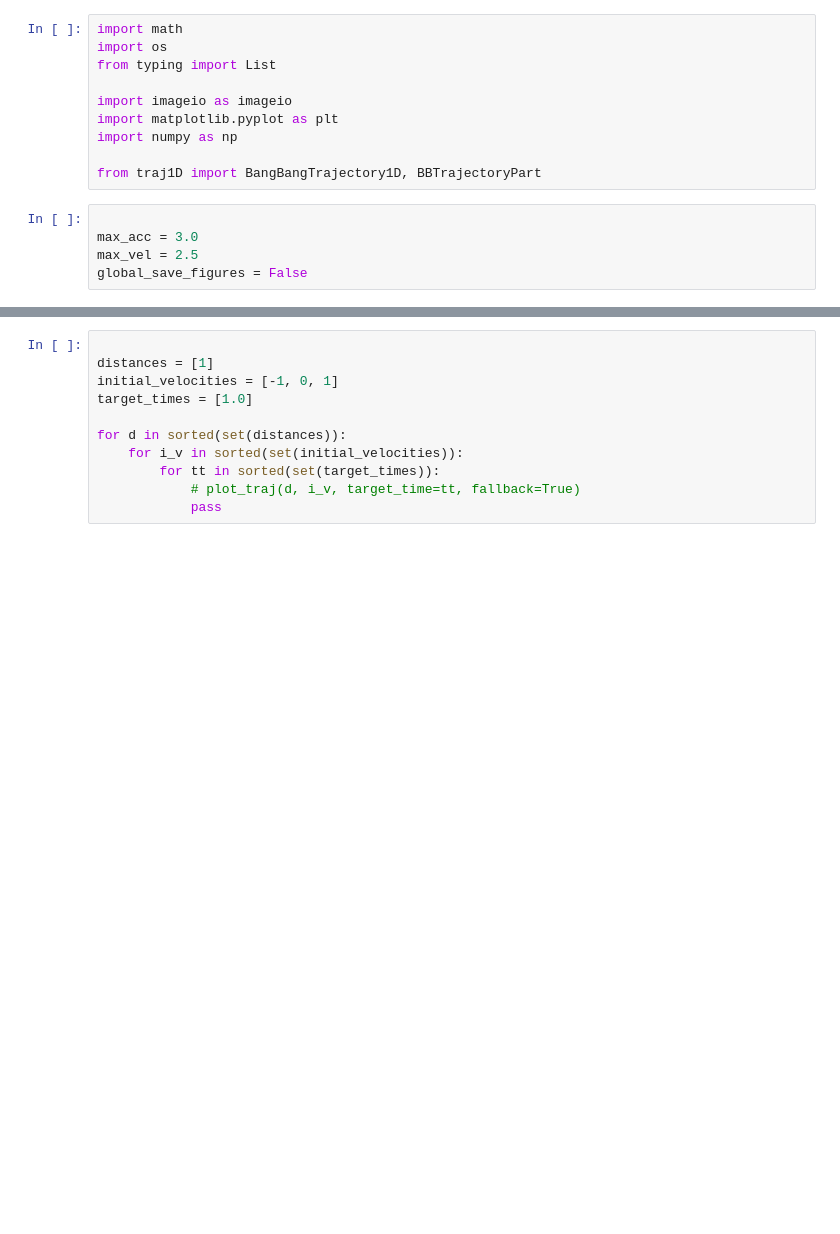
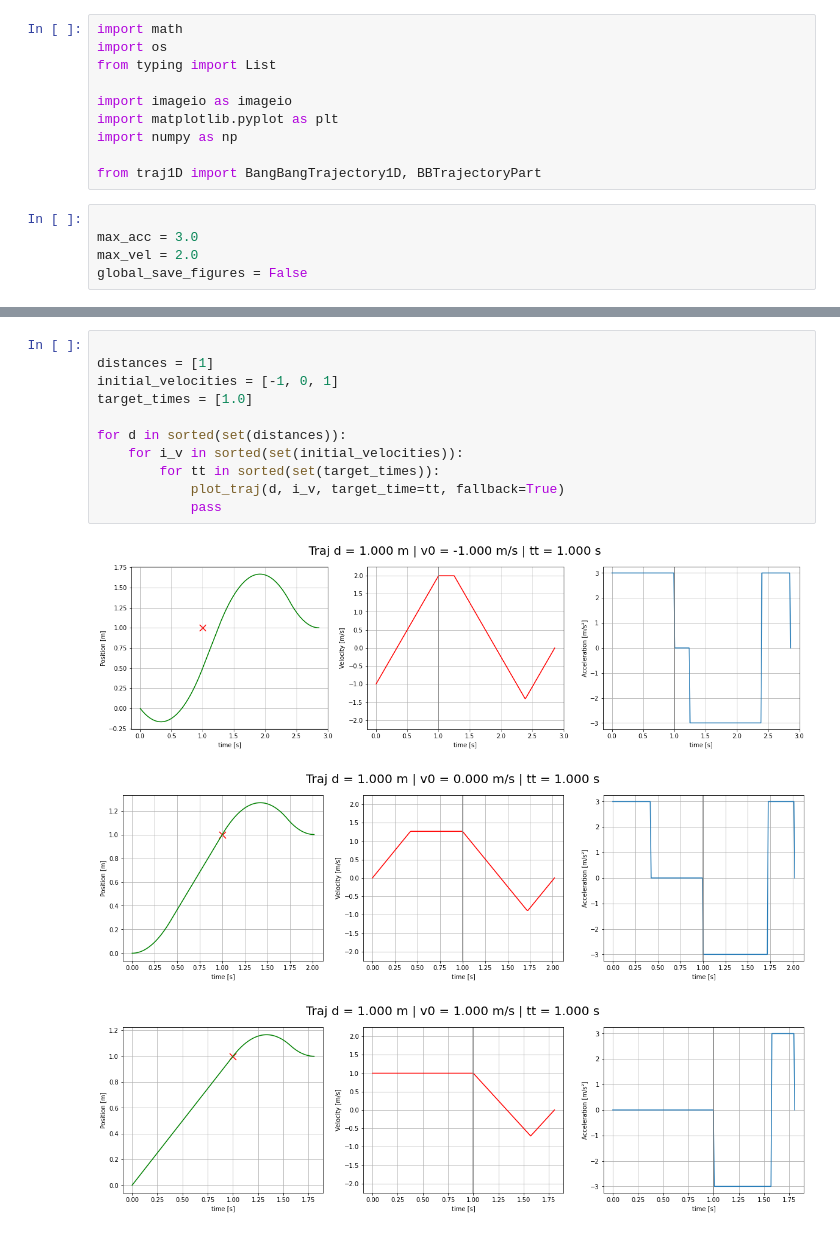
Before and after one commit to TIGERs-Mannheim/TrajectoryPlotter, a Jupyter notebook: drawTrajectories.ipynb, the cells around one changed output, grey strips where cells are left out. Cells and saved outputs as stored; diff of their text form; blank space fills up the shorter version.

```diff
--- a/drawTrajectories.ipynb
+++ b/drawTrajectories.ipynb
@@ -11,6 +11,6 @@ from traj1D import BangBangTrajectory1D, BBTrajectoryPart
 # %%
 
 max_acc = 3.0
-max_vel = 2.5
+max_vel = 2.0
 global_save_figures = False
 # %%
@@ -238,13 +226,17 @@ AssertionError: t_diff >= 0
 # %%
 
 distances = [1]
 initial_velocities = [-1, 0, 1]
 target_times = [1.0]
 
 for d in sorted(set(distances)):
     for i_v in sorted(set(initial_velocities)):
         for tt in sorted(set(target_times)):
-            # plot_traj(d, i_v, target_time=tt, fallback=True)
+            plot_traj(d, i_v, target_time=tt, fallback=True)
             pass
+# %% [output]
+[figure, added]
+[figure, added]
+[figure, added]
 # %%
 test_values = [
```
Also changed, not shown: parts of 2 cells of this notebook, 1 other file.
